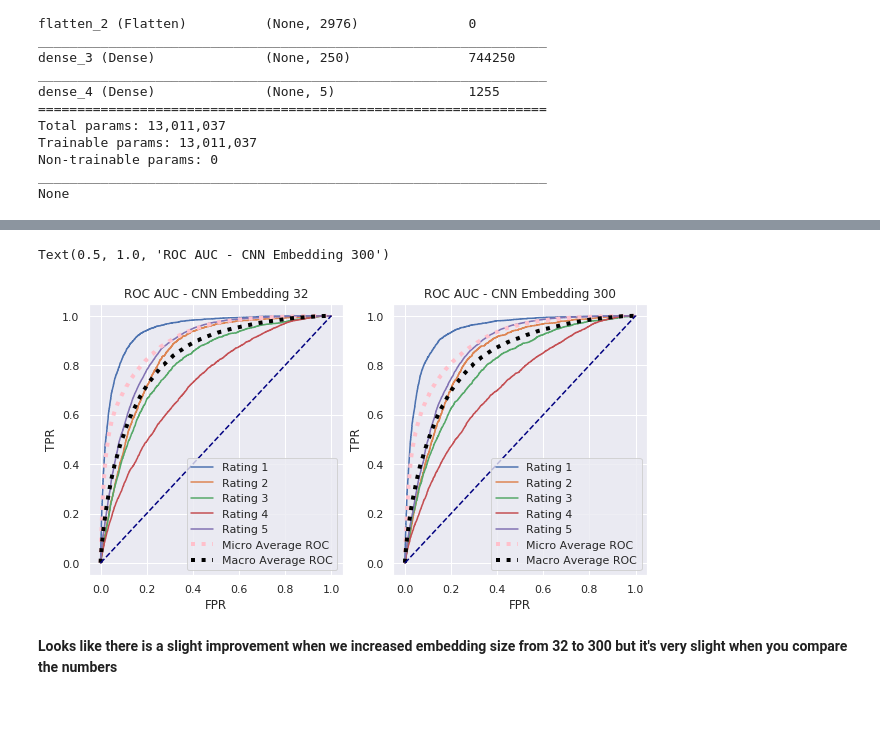
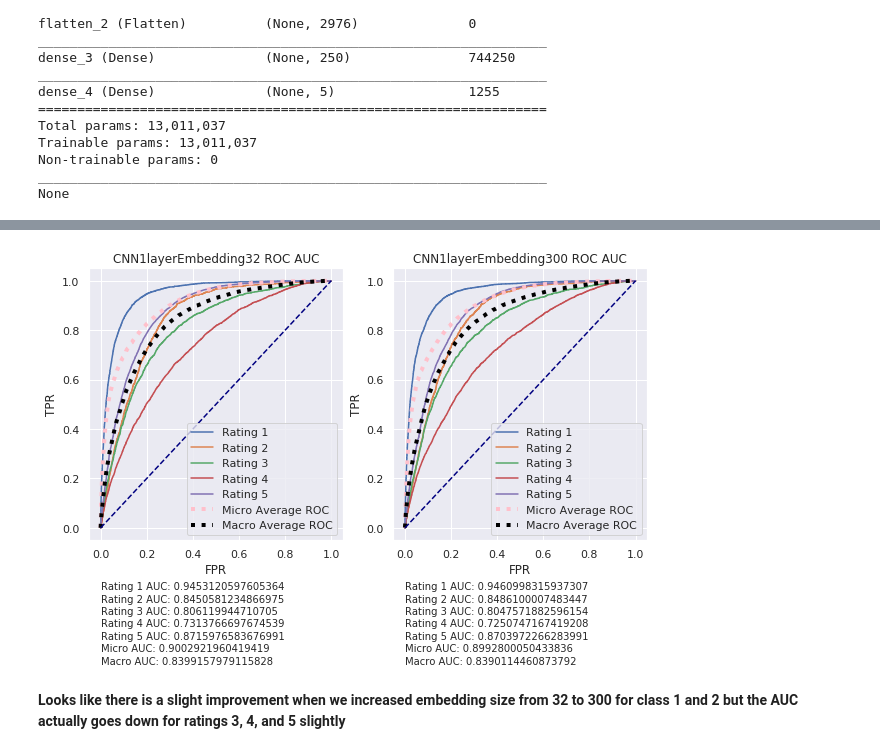
Before and after one commit to sv650s/sb-capstone, a Jupyter notebook: 2019-06-23-CNN_prototype.ipynb, the cells around one changed output, grey strips where cells are left out. Drawn from its saved outputs; the diff is of its cells as text; code cells hidden in the pictures; blank space fills up the shorter version.

```diff
--- a/2019-06-23-CNN_prototype.ipynb
+++ b/2019-06-23-CNN_prototype.ipynb
@@ -441,0 +469,4 @@ roc_auc =  plot_roc_auc(y_test, y_predict_df)
+# %%
+roc_auc, fpr, tpr = calculate_roc_auc(y_test, y_predict_df)
+fig = plt.figure(figsize=(5,5))
+plot_roc_auc(MODEL_NAME, roc_auc, fpr, tpr)
@@ -502,9 +537,10 @@ report_df.to_csv(REPORT_FILE, index=False)
 # %% [markdown]
 # Second model of this with embedding of size 300 instead of 35
 # %%
-EMBED_SIZE_300 = 300
+MODEL_NAME300 = "CNN1layerEmbedding300"
+EMBED_SIZE300 = 300
 model300 = Sequential()
-model300.add(Embedding(VOCAB_SIZE, EMBED_SIZE_300, input_length=MAX_SEQUENCE_LENGTH))
+model300.add(Embedding(VOCAB_SIZE, EMBED_SIZE300, input_length=MAX_SEQUENCE_LENGTH))
 model300.add(Conv1D(filters=32, kernel_size=3, padding='same', activation='relu'))
 model300.add(MaxPooling1D(pool_size=2))
 model300.add(Flatten())
@@ -611,0 +641,4 @@ roc_auc300 =  plot_roc_auc(y_test, y_predict300_df)
+# %%
+roc_auc300, fpr300, tpr300 = calculate_roc_auc(y_test, y_predict300_df)
+fig = plt.figure(figsize=(5,5))
+plot_roc_auc(MODEL_NAME300, roc_auc300, fpr300, tpr300)
@@ -622,7 +657,6 @@ roc_auc300
 # %%
-MODEL_NAME = "CNN1layerEmbedding300"
 # directory, INBASENAME = fu.get_dir_basename(DATA_FILE)
-DESCRIPTION = f"{INBASENAME}-nosmote-{MODEL_NAME}-{MAX_SEQUENCE_LENGTH}-{FEATURE_COLUMN}"
+DESCRIPTION = f"{INBASENAME}-nosmote-{MODEL_NAME300}-{MAX_SEQUENCE_LENGTH}-{FEATURE_COLUMN}"
 
 
 MODEL_FILE = f"{datetime.now().strftime(DATE_FORMAT)}-{DESCRIPTION}.h5"
@@ -680,16 +716,13 @@ report_df.T
 # %%
 fig = plt.figure(figsize=(10, 5))
 gs = fig.add_gridspec(1, 2)
 
 ax1  = fig.add_subplot(gs[0,0])
-plot_roc_auc(y_test, y_predict_df)
-ax1.set_title("ROC AUC - CNN Embedding 32")
+plot_roc_auc(MODEL_NAME, roc_auc, fpr, tpr)
 
 ax2  = fig.add_subplot(gs[0,1])
-plot_roc_auc(y_test, y_predict300_df)
-ax2.set_title("ROC AUC - CNN Embedding 300")
+plot_roc_auc(MODEL_NAME300, roc_auc300, fpr300, tpr300)
 # %% [output]
-Text(0.5, 1.0, 'ROC AUC - CNN Embedding 300')
-[figure, old version]
+[figure, new version]
 # %% [markdown]
-**Looks like there is a slight improvement when we increased embedding size  from 32 to 300 but it's very slight when you compare the numbers**
+**Looks like there is a slight improvement when we increased embedding size  from 32 to 300 for class 1 and 2 but the AUC actually goes down for ratings 3, 4, and 5 slightly**
```
Also changed, not shown: parts of 26 cells of this notebook.
